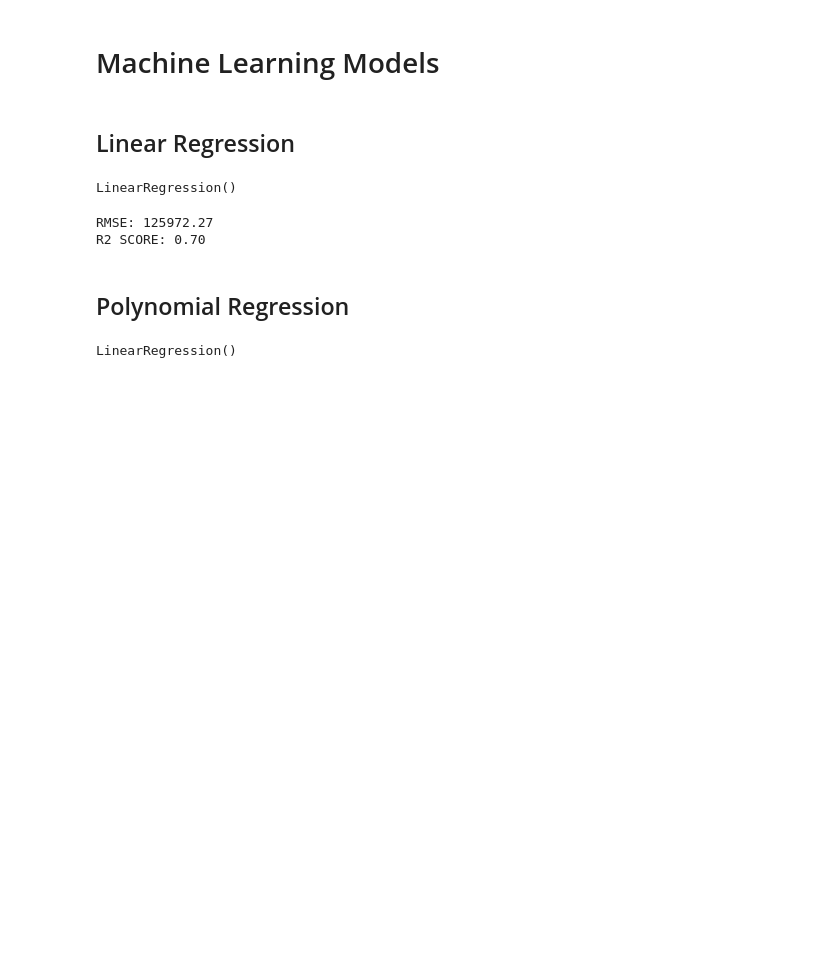
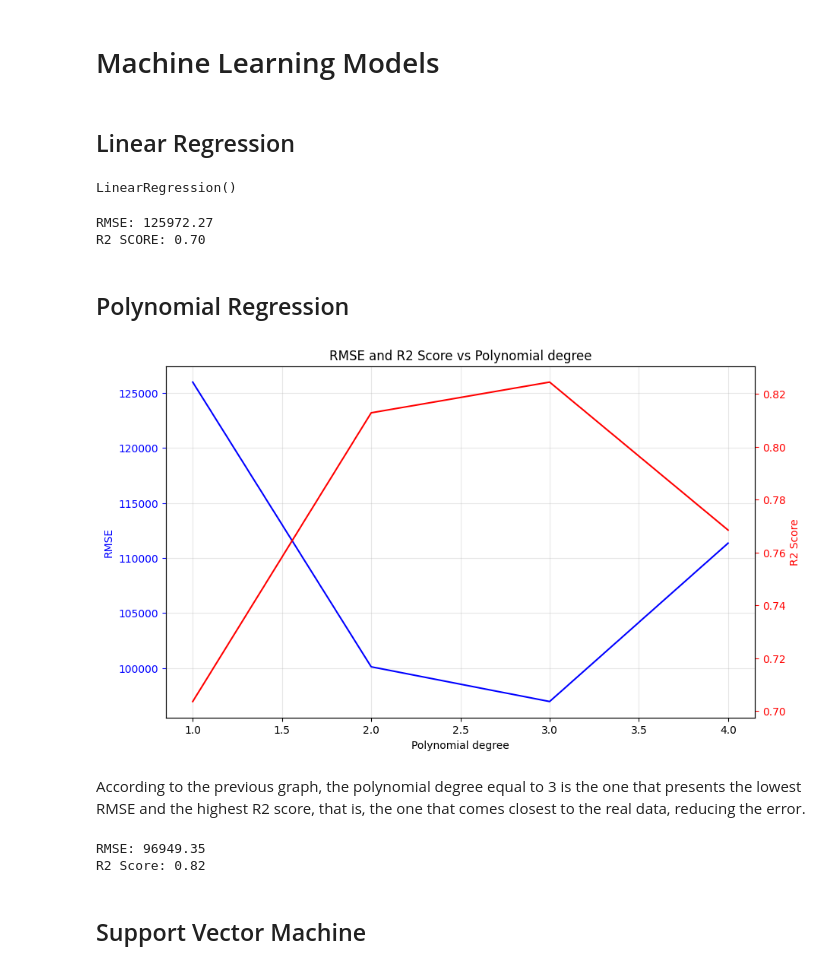
Before and after one commit to netofr19/ML_projects, a Jupyter notebook: car_price_prediction/car_price_pred.ipynb, the cells around one changed output. Cells and saved outputs as stored; diff of their text form; code cells hidden in the pictures; blank space fills up the shorter version.

Commit message:
implementation of support vector machine

```diff
--- a/car_price_prediction/car_price_pred.ipynb
+++ b/car_price_prediction/car_price_pred.ipynb
@@ -213,7 +208,62 @@ X_test_poly = poly_features.fit_transform(X_test)
-# %%
-model_pr = LinearRegression()
-model_pr.fit(X_train_poly, y_train)
-# %% [output]
-LinearRegression()
-# %%
-y_pred = model_pr.predict(X_test_poly)
+# %%
+error_list = []
+r2_list = []
+for i in range(1, 5):
+    poly_features = PolynomialFeatures(degree=i, include_bias=False)
+    X_train_poly = poly_features.fit_transform(X_train)
+    X_test_poly = poly_features.transform(X_test)
+
+    model_poly = LinearRegression()
+    model_poly.fit(X_train_poly, y_train)
+
+    y_pred = model_poly.predict(X_test_poly)
+
+    error = np.sqrt(mean_squared_error(y_test, y_pred))
+    r2_poly = r2_score(y_test, y_pred)
+
+    error_list.append(error)
+    r2_list.append(r2_poly)
+# %%
+degree= list(range(1,5))
+
+fig, ax1 = plt.subplots(figsize=(10,6))
+
+ax1.plot(degree, error_list, color='b')
+
+ax1.set_xlabel("Polynomial degree")
+ax1.set_ylabel('RMSE', color='b')
+ax1.tick_params('y', colors='b')
+plt.grid(True, alpha=.3)
+
+ax2 = ax1.twinx()
+
+ax2.plot(degree, r2_list, 'r')
+ax2.set_ylabel('R2 Score', color='r')
+ax2.tick_params('y', colors='r')
+
+plt.title("RMSE and R2 Score vs Polynomial degree")
+
+plt.show()
+# %% [output]
+[figure, added]
+# %% [markdown]
+According to the previous graph, the polynomial degree equal to 3 is the one that presents the lowest RMSE and the highest R2 score, that is, the one that comes closest to the real data, reducing the error.
+# %%
+poly_features = PolynomialFeatures(degree=3, include_bias=False)
+X_train_poly = poly_features.fit_transform(X_train)
+X_test_poly = poly_features.transform(X_test)
+
+model_poly = LinearRegression()
+model_poly.fit(X_train_poly, y_train)
+
+y_pred_poly = model_poly.predict(X_test_poly)
+
+rmse_poly = np.sqrt(mean_squared_error(y_test, y_pred_poly))
+r2_poly = r2_score(y_test, y_pred_poly)
+
+print(f"RMSE: {rmse_poly:.2f}\nR2 Score: {r2_poly:.2f}")
+# %% [output]
+RMSE: 96949.35
+R2 Score: 0.82
+# %% [markdown]
+## Support Vector Machine
```
Also changed, not shown: parts of 11 cells of this notebook.
